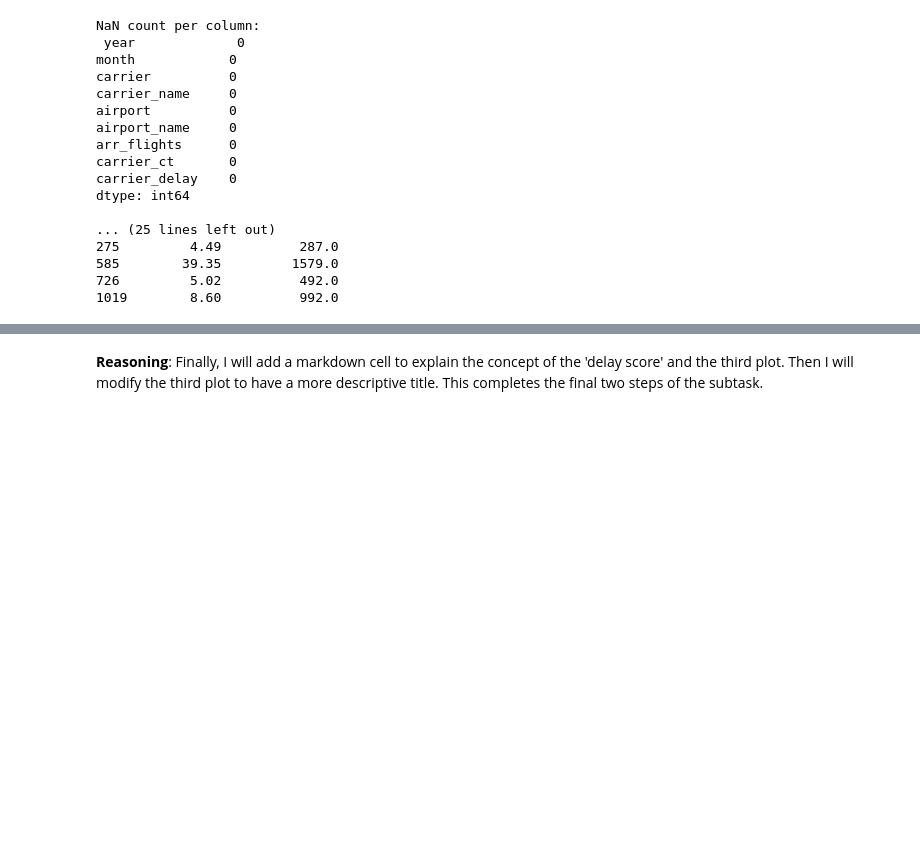
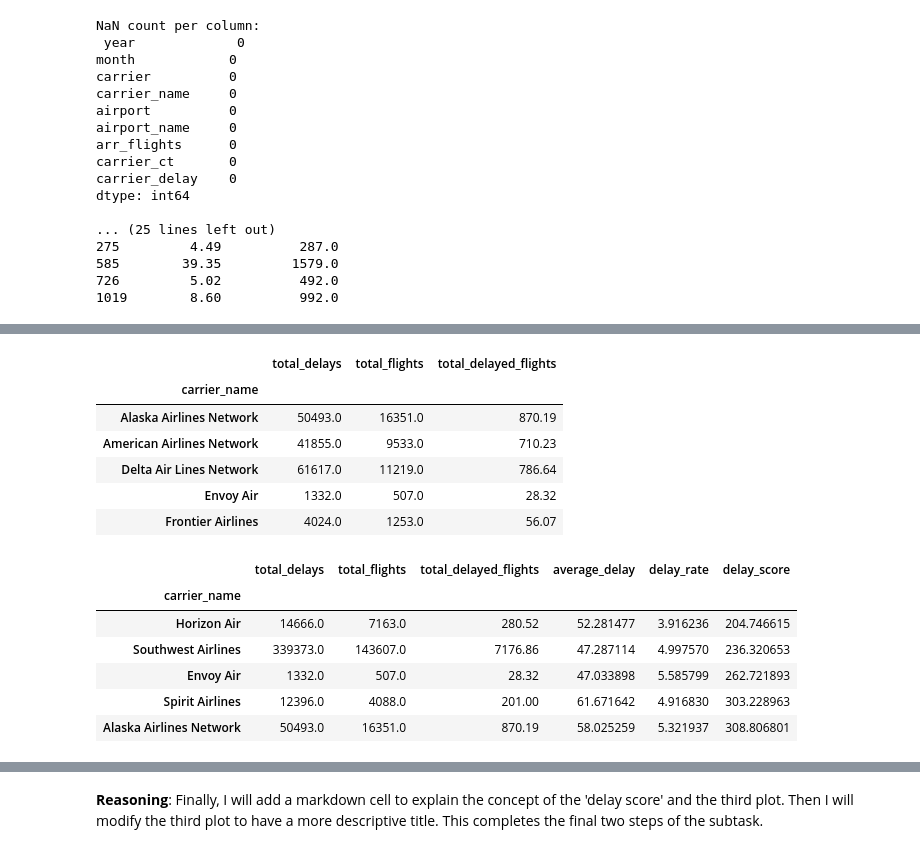
Before and after one commit to ugeshe/Reliable_Airline_to_Bay_Area, a Jupyter notebook: Dallas_SanJose_.ipynb, the cells around one changed output, grey strips where cells are left out. Saved outputs shown, nothing was run; the diff lists cells and outputs as text; code cells hidden in the pictures; blank space fills up the shorter version.

```diff
--- a/Dallas_SanJose_.ipynb
+++ b/Dallas_SanJose_.ipynb
@@ -251,0 +131,35 @@ fig_delay_rate.show()
+# %%
+
+
+airline_perf = sjc_df.groupby('carrier_name').agg(
+    total_delays=('carrier_delay', 'sum'),
+    total_flights=('arr_flights', 'sum'),
+    total_delayed_flights=('carrier_ct', 'sum')
+)
+
+display(airline_perf.head())
+
+airline_perf['average_delay'] = airline_perf['total_delays'] / airline_perf['total_delayed_flights']
+airline_perf['delay_rate'] = (airline_perf['total_delayed_flights'] / airline_perf['total_flights']) * 100
+airline_perf['delay_score'] = airline_perf['average_delay'] * airline_perf['delay_rate']
+
+# display(airline_perf.sort_values(by='delay_score'))
+
+
+airline_perf.sort_values(by='delay_score', inplace=True)
+display(airline_perf.head())
+# %% [output]
+|  | total_delays | total_flights | total_delayed_flights |
+| carrier_name |  |  |  |
+| Alaska Airlines Network | 50493.0 | 16351.0 | 870.19 |
+| American Airlines Network | 41855.0 | 9533.0 | 710.23 |
+| Delta Air Lines Network | 61617.0 | 11219.0 | 786.64 |
+| Envoy Air | 1332.0 | 507.0 | 28.32 |
+| Frontier Airlines | 4024.0 | 1253.0 | 56.07 |
+|  | total_delays | total_flights | total_delayed_flights | average_delay | delay_rate | delay_score |
+| carrier_name |  |  |  |  |  |  |
+| Horizon Air | 14666.0 | 7163.0 | 280.52 | 52.281477 | 3.916236 | 204.746615 |
+| Southwest Airlines | 339373.0 | 143607.0 | 7176.86 | 47.287114 | 4.997570 | 236.320653 |
+| Envoy Air | 1332.0 | 507.0 | 28.32 | 47.033898 | 5.585799 | 262.721893 |
+| Spirit Airlines | 12396.0 | 4088.0 | 201.00 | 61.671642 | 4.916830 | 303.228963 |
+| Alaska Airlines Network | 50493.0 | 16351.0 | 870.19 | 58.025259 | 5.321937 | 308.806801 |
```
Also changed, not shown: parts of 24 cells of this notebook.
